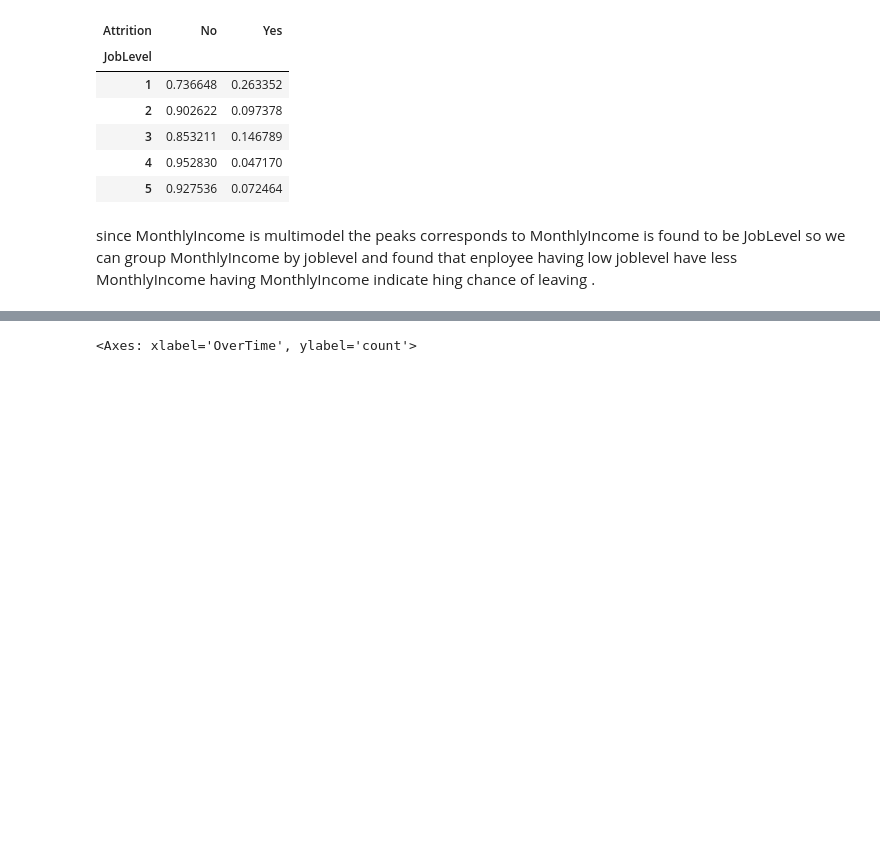
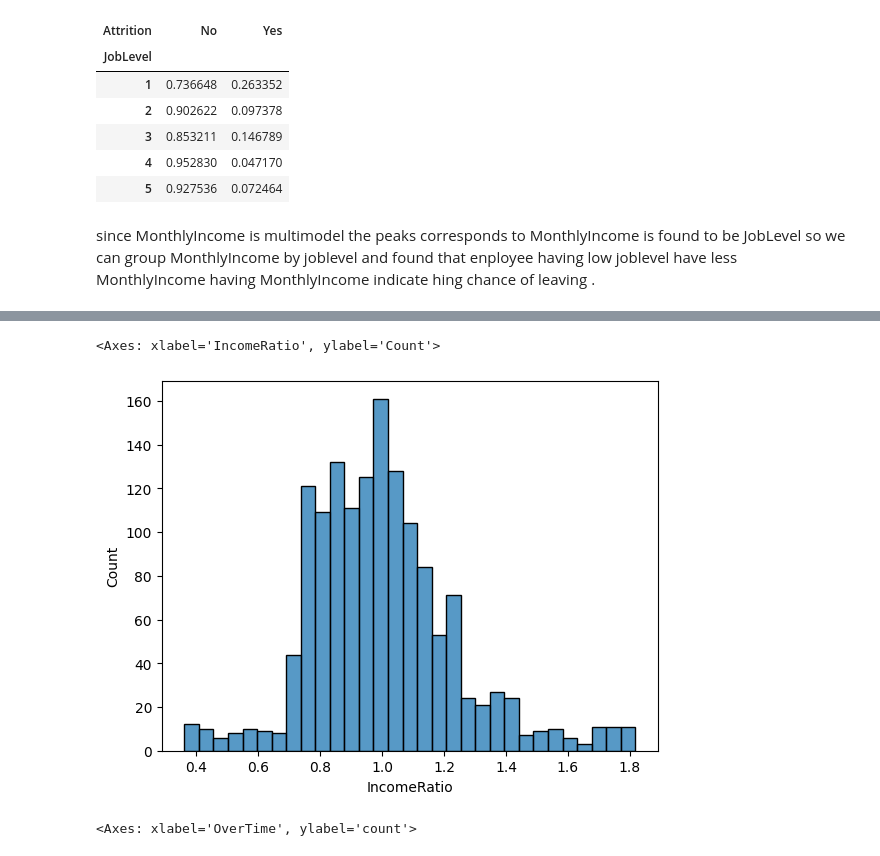
Before and after one commit to Nikesh5005/ML_PROJ, a Jupyter notebook: decision_tree.ipynb, the cells around one changed output, grey strips where cells are left out. Saved outputs shown, nothing was run; the diff lists cells and outputs as text; code cells hidden in the pictures; blank space fills up the shorter version.

```diff
--- a/decision_tree.ipynb
+++ b/decision_tree.ipynb
@@ -154,0 +147,3 @@ since  MonthlyIncome is multimodel the peaks corresponds to  MonthlyIncome is fo
+# %%
+role_avg_income = df.groupby('JobLevel')['MonthlyIncome'].transform('mean')
+role_avg_income
@@ -155,3 +165,10 @@ since  MonthlyIncome is multimodel the peaks corresponds to  MonthlyIncome is fo
+# %%
+df['IncomeRatio'] = df['MonthlyIncome'] / role_avg_income
+# %%
+sns.histplot(data=df,x="IncomeRatio")
+# %% [output]
+<Axes: xlabel='IncomeRatio', ylabel='Count'>
+[figure, added]
 # %%
 sns.countplot(data=df, x='OverTime', hue='Attrition')
 # %% [output]
```
Also changed, not shown: parts of 3 cells of this notebook.
